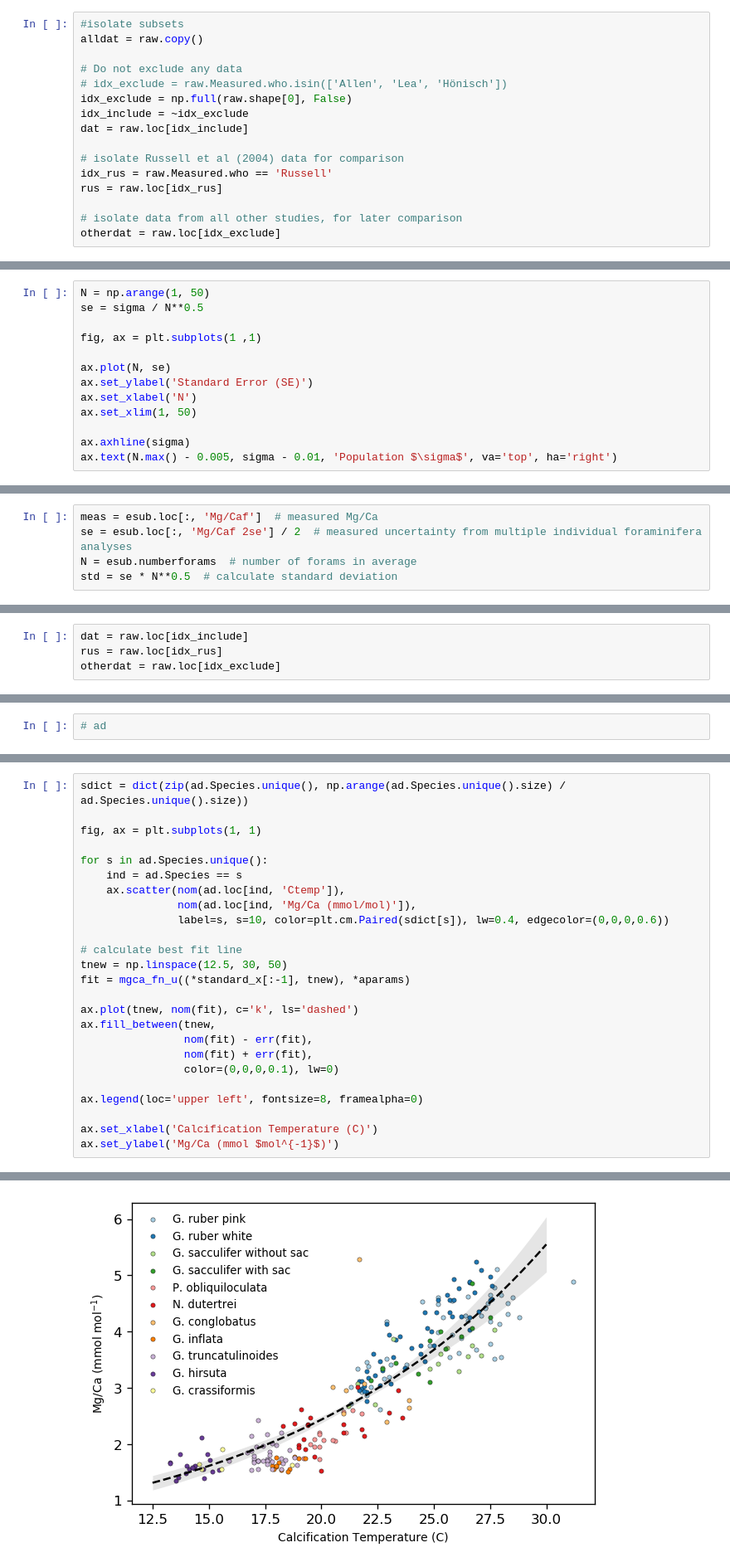
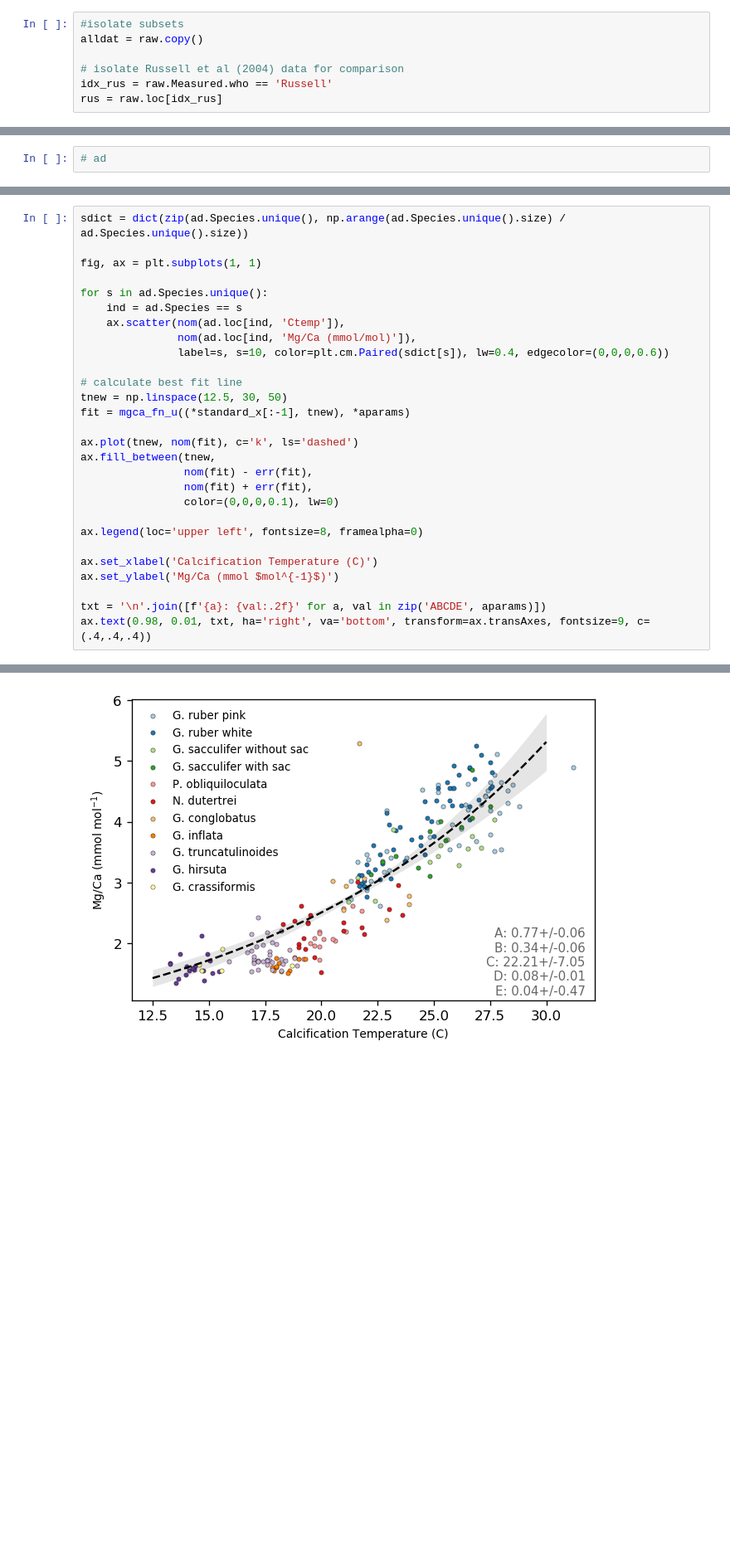
Before and after one commit to oscarbranson/ForamGeochem, a Jupyter notebook: Supplementary/Holland_MgCa/Holland_Supplement_allData.ipynb, the cells around one changed output, grey strips where cells are left out. Shown at 83% size. Drawn from its saved outputs; the diff is of its cells as text; blank space fills up the shorter version.

```diff
--- a/Supplementary/Holland_MgCa/Holland_Supplement_allData.ipynb
+++ b/Supplementary/Holland_MgCa/Holland_Supplement_allData.ipynb
@@ -145,18 +99,9 @@ fig = supp_figures.C_speciation(raw)
 #isolate subsets
 alldat = raw.copy()
 
-# Do not exclude any data
-# idx_exclude = raw.Measured.who.isin(['Allen', 'Lea', 'Hönisch'])
-idx_exclude = np.full(raw.shape[0], False)
-idx_include = ~idx_exclude
-dat = raw.loc[idx_include]
-
 # isolate Russell et al (2004) data for comparison
 idx_rus = raw.Measured.who == 'Russell'
 rus = raw.loc[idx_rus]
-
-# isolate data from all other studies, for later comparison
-otherdat = raw.loc[idx_exclude]
 # %%
 amb = isolate_constant_conditions(raw, DIC=2000, pH=8.1, Mg=50, Ca=10, pH_tolerance=0.2)
 
@@ -310,13 +179,0 @@ $$ SE = \frac{\sigma}{\sqrt{N}} $$
-# %%
-N = np.arange(1, 50)
-se = sigma / N**0.5
-
-fig, ax = plt.subplots(1 ,1)
-
-ax.plot(N, se)
-ax.set_ylabel('Standard Error (SE)')
-ax.set_xlabel('N')
-ax.set_xlim(1, 50)
-
-ax.axhline(sigma)
-ax.text(N.max() - 0.005, sigma - 0.01, 'Population $\sigma$', va='top', ha='right')
@@ -346,5 +179,0 @@ esub = esub.loc[esub.numberforams > 10]
-# %%
-meas = esub.loc[:, 'Mg/Caf']  # measured Mg/Ca
-se = esub.loc[:, 'Mg/Caf 2se'] / 2  # measured uncertainty from multiple individual foraminifera analyses
-N = esub.numberforams  # number of forams in average
-std = se * N**0.5  # calculate standard deviation
@@ -420,4 +179,0 @@ raw.loc[:, ('Uncertainties', 'CI95')] = raw.loc[:, ('Uncertainties', 'estimated_
-# %%
-dat = raw.loc[idx_include]
-rus = raw.loc[idx_rus]
-otherdat = raw.loc[idx_exclude]
@@ -1571,4 +1335,7 @@ ax.legend(loc='upper left', fontsize=8, framealpha=0)
 
 ax.set_xlabel('Calcification Temperature (C)')
 ax.set_ylabel('Mg/Ca (mmol $mol^{-1}$)')
+
+txt = '\n'.join([f'{a}: {val:.2f}' for a, val in zip('ABCDE', aparams)])
+ax.text(0.98, 0.01, txt, ha='right', va='bottom', transform=ax.transAxes, fontsize=9, c=(.4,.4,.4))
 # %% [output]
@@ -1576,4 +1343,4 @@ Text(0, 0.5, 'Mg/Ca (mmol $mol^{-1}$)')
-[figure, old version]
+[figure, new version]
 # %% [markdown]
 <div style="text-align: right"> <a href="#pagetop">Back to top</a></div>
 
```
Also changed, not shown: parts of 64 cells of this notebook.
